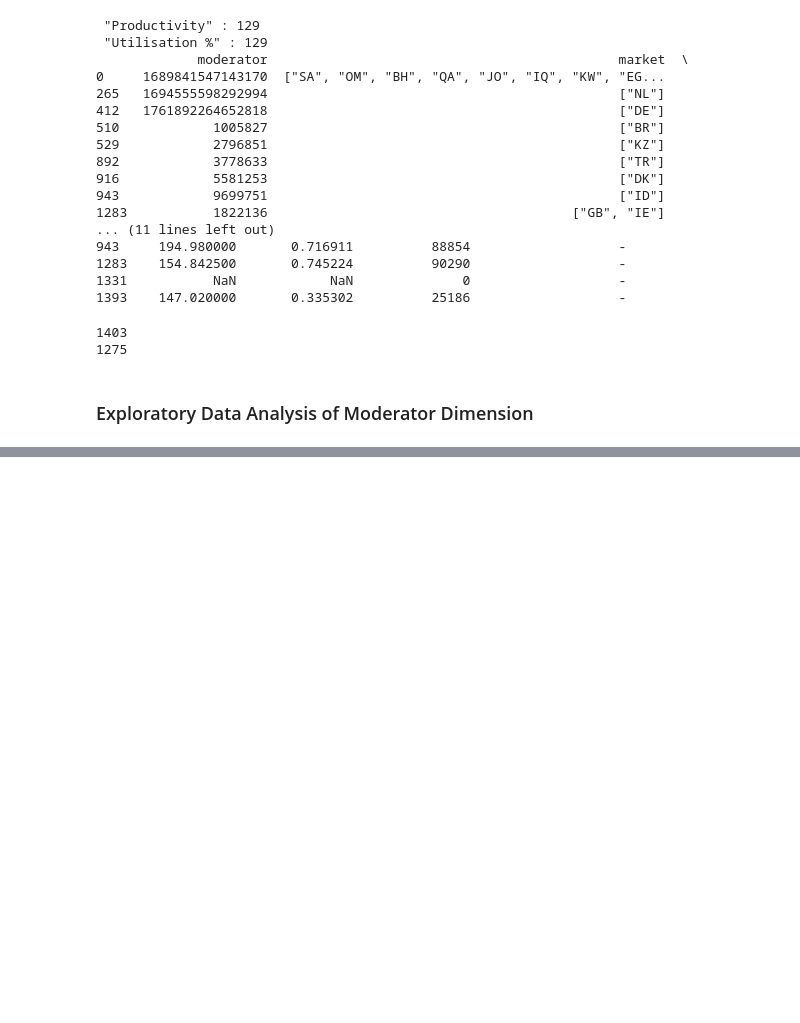
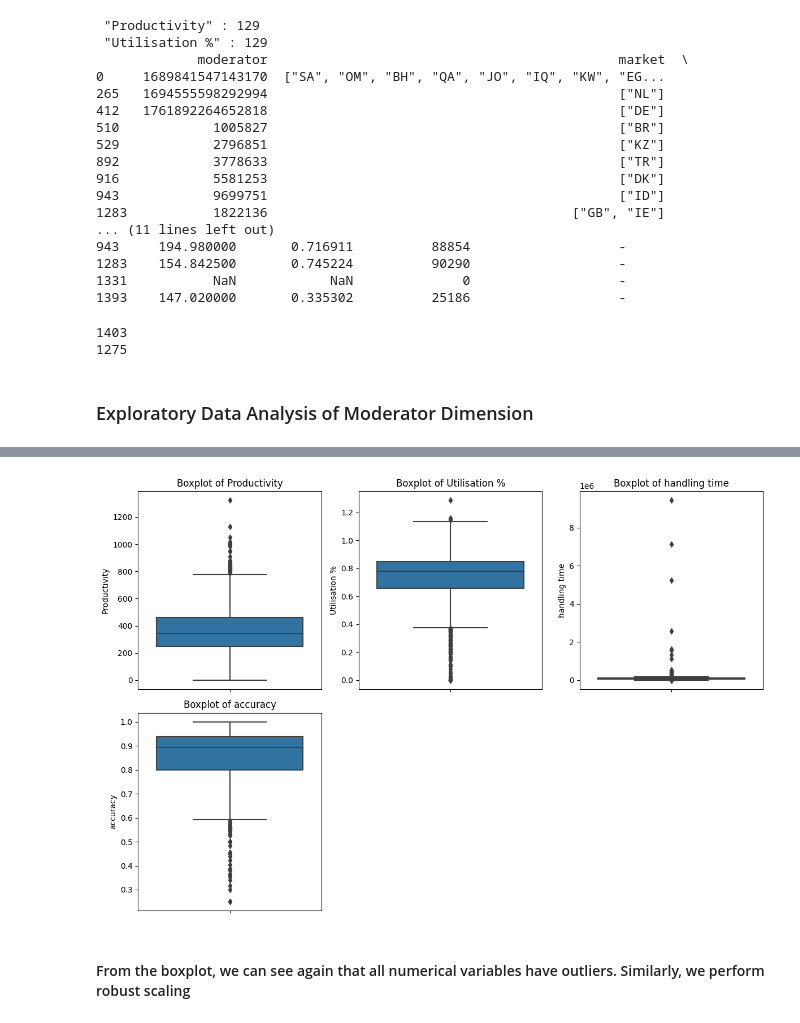
Before and after one commit to Lu-Yi-Fan/Tiktok-hackerthon, a Jupyter notebook: main.ipynb, the cells around one changed output, grey strips where cells are left out. Saved outputs shown, nothing was run; the diff lists cells and outputs as text; code cells hidden in the pictures; blank space fills up the shorter version.

```diff
--- a/main.ipynb
+++ b/main.ipynb
@@ -971,0 +945,17 @@ plt.show()
+# %%
+# Select numerical columns for outlier analysis
+numerical_columns = [ 'Productivity','Utilisation %' ,'handling time', 'accuracy']
+# Create boxplots for each numerical column
+plt.figure(figsize=(12, 8))
+for i, column in enumerate(numerical_columns, 1):
+    plt.subplot(2, 3, i)
+    sns.boxplot(data=cleaned_mod_dim, y=column)
+    plt.title(f'Boxplot of {column}')
+    plt.ylabel(column)
+
+plt.tight_layout()
+plt.show()
+# %% [output]
+[figure, added]
+# %% [markdown]
+#### From the boxplot, we can see again that all numerical variables have outliers. Similarly, we perform robust scaling
```
Also changed, not shown: parts of 21 cells of this notebook.
